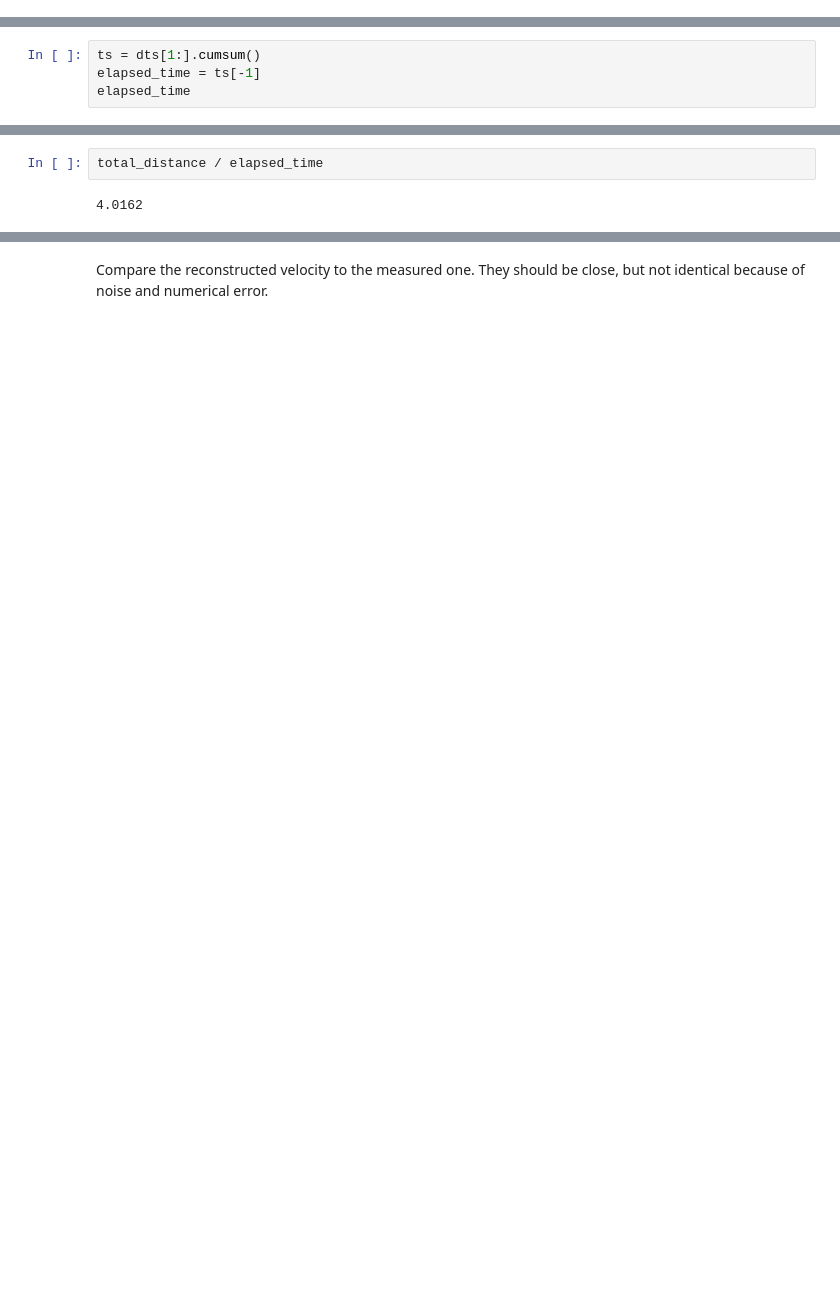
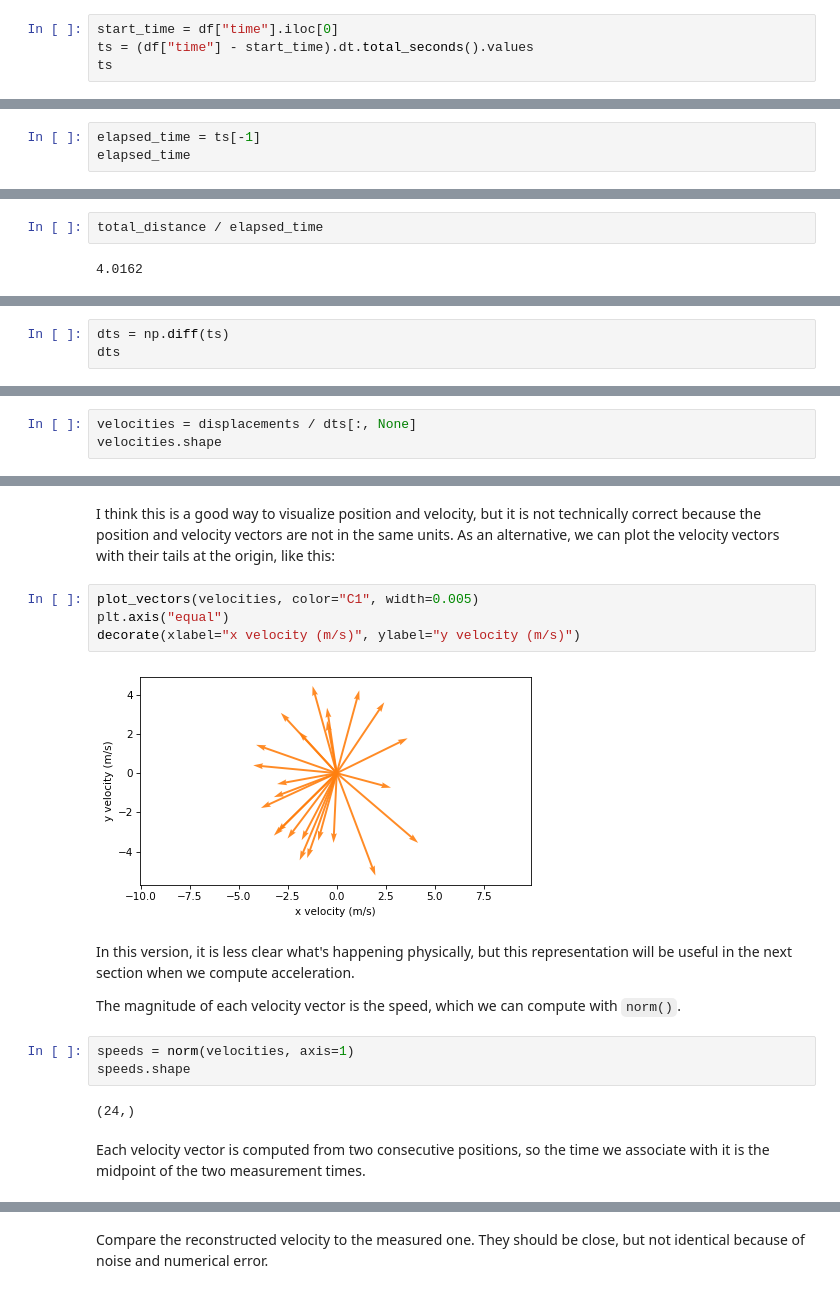
Before and after one commit to AllenDowney/ThinkLinearAlgebra, a Jupyter notebook: soln/track.ipynb, the cells around one changed output, grey strips where cells are left out. Drawn from its saved outputs; the diff is of its cells as text; blank space fills up the shorter version.

```diff
--- a/soln/track.ipynb
+++ b/soln/track.ipynb
@@ -421,0 +392,4 @@ We can compute the elapsed time by adding up the `dts`.
+# %%
+start_time = df["time"].iloc[0]
+ts = (df["time"] - start_time).dt.total_seconds().values
+ts
@@ -422,5 +401,4 @@ We can compute the elapsed time by adding up the `dts`.
 # %%
-ts = dts[1:].cumsum()
 elapsed_time = ts[-1]
 elapsed_time
 # %% [output]
@@ -562,0 +423,3 @@ array([[-0.4935,  2.6687],
+# %%
+dts = np.diff(ts)
+dts
@@ -562,0 +432,3 @@ array([[-0.4935,  2.6687],
+# %%
+velocities = displacements / dts[:, None]
+velocities.shape
@@ -562,0 +447,20 @@ array([[-0.4935,  2.6687],
+# %% [markdown]
+I think this is a good way to visualize position and velocity, but it is not technically correct because the position and velocity vectors are not in the same units.
+As an alternative, we can plot the velocity vectors with their tails at the origin, like this:
+# %%
+plot_vectors(velocities, color="C1", width=0.005)
+plt.axis("equal")
+decorate(xlabel="x velocity (m/s)", ylabel="y velocity (m/s)")
+# %% [output]
+[figure, added]
+# %% [markdown]
+In this version, it is less clear what's happening physically, but this representation will be useful in the next section when we compute acceleration.
+
+The magnitude of each velocity vector is the speed, which we can compute with `norm()`.
+# %%
+speeds = norm(velocities, axis=1)
+speeds.shape
+# %% [output]
+(24,)
+# %% [markdown]
+Each velocity vector is computed from two consecutive positions, so the time we associate with it is the midpoint of the two measurement times.
```
Also changed, not shown: parts of 122 cells of this notebook, 1 other file.
